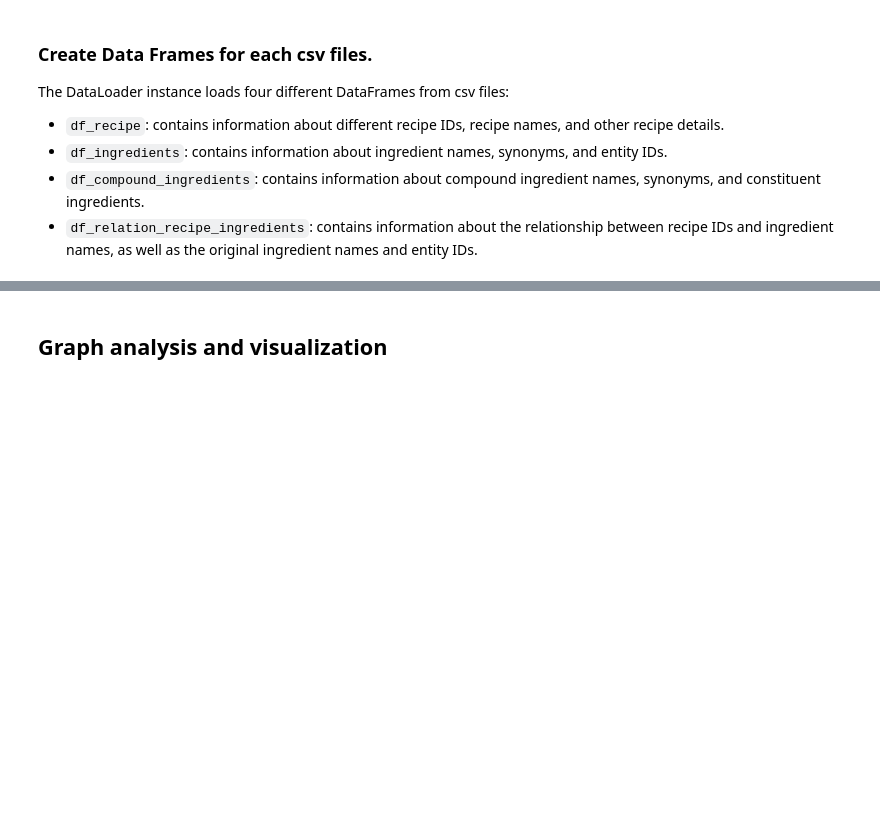
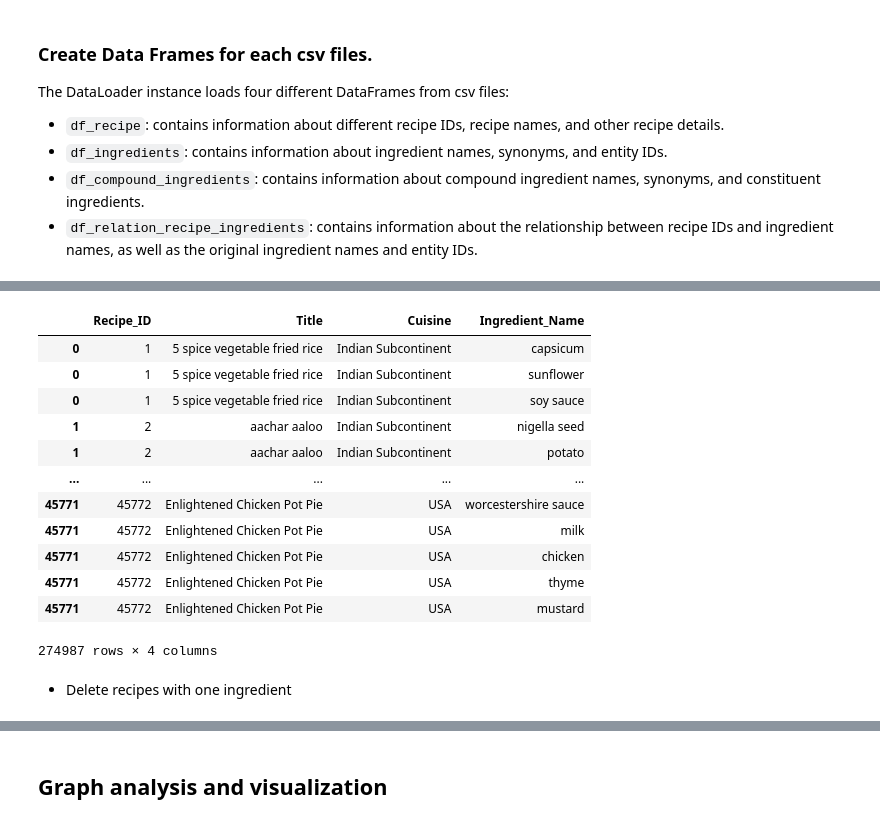
Before and after one commit to GiselleSL/Recipe-Data-Analysis, a Jupyter notebook: dataLoader.ipynb, the cells around one changed output, grey strips where cells are left out. Saved outputs shown, nothing was run; the diff lists cells and outputs as text; code cells hidden in the pictures; blank space fills up the shorter version.

```diff
--- a/dataLoader.ipynb
+++ b/dataLoader.ipynb
@@ -107,0 +120,3 @@ df_recipe
+# %%
+df_recipe_analysis_explode.loc[df_recipe_analysis_explode['Ingredient_Name'].str.contains('cheese'), 'Ingredient_Name'] = 'cheese'
+df_recipe_analysis_explode.loc[df_recipe_analysis_explode['Ingredient_Name'].str.contains('zucchini'), 'Ingredient_Name'] = 'zucchini'
@@ -107,0 +157,38 @@ df_recipe
+# %%
+#Eliminar los ingredientes recurrentes de las recetas por paises
+#salt presente como recurrente en 20 paises
+df_recipe_analysis_explode = df_recipe_analysis_explode.loc[~df_recipe_analysis_explode.astype(str).apply(lambda x: x.str.contains('salt')).any(axis=1)]
+#sugar presente en 15
+df_recipe_analysis_explode = df_recipe_analysis_explode.loc[~df_recipe_analysis_explode.astype(str).apply(lambda x: x.str.contains('sugar')).any(axis=1)]
+#garlic present in 17
+df_recipe_analysis_explode = df_recipe_analysis_explode.loc[~df_recipe_analysis_explode.astype(str).apply(lambda x: x.str.contains('garlic')).any(axis=1)]
+
+df_recipe_analysis_explode = df_recipe_analysis_explode.loc[~df_recipe_analysis_explode.astype(str).apply(lambda x: x.str.contains('pepper')).any(axis=1)]
+
+df_recipe_analysis_explode = df_recipe_analysis_explode.loc[~df_recipe_analysis_explode.astype(str).apply(lambda x: x.str.contains('water')).any(axis=1)]
+
+df_recipe_analysis_explode = df_recipe_analysis_explode.loc[~df_recipe_analysis_explode.astype(str).apply(lambda x: x.str.contains('onion')).any(axis=1)]
+
+df_recipe_analysis_explode = df_recipe_analysis_explode.loc[~df_recipe_analysis_explode.astype(str).apply(lambda x: x.str.contains('olive')).any(axis=1)]
+
+df_recipe_analysis_explode = df_recipe_analysis_explode.loc[~df_recipe_analysis_explode.astype(str).apply(lambda x: x.str.contains('egg')).any(axis=1)]
+
+df_recipe_analysis_explode = df_recipe_analysis_explode.loc[~df_recipe_analysis_explode.astype(str).apply(lambda x: x.str.contains('butter')).any(axis=1)]
+
+df_recipe_analysis_explode
+# %% [output]
+|  | Recipe_ID | Title | Cuisine | Ingredient_Name |
+| 0 | 1 | 5 spice vegetable fried rice | Indian Subcontinent | capsicum |
+| 0 | 1 | 5 spice vegetable fried rice | Indian Subcontinent | sunflower |
+| 0 | 1 | 5 spice vegetable fried rice | Indian Subcontinent | soy sauce |
+| 1 | 2 | aachar aaloo | Indian Subcontinent | nigella seed |
+| 1 | 2 | aachar aaloo | Indian Subcontinent | potato |
+| ... | ... | ... | ... | ... |
+| 45771 | 45772 | Enlightened Chicken Pot Pie | USA | worcestershire sauce |
+| 45771 | 45772 | Enlightened Chicken Pot Pie | USA | milk |
+| 45771 | 45772 | Enlightened Chicken Pot Pie | USA | chicken |
+| 45771 | 45772 | Enlightened Chicken Pot Pie | USA | thyme |
+| 45771 | 45772 | Enlightened Chicken Pot Pie | USA | mustard |
+274987 rows × 4 columns
+# %% [markdown]
+- Delete recipes with one ingredient
```
Also changed, not shown: parts of 36 cells of this notebook, 3 other files.
